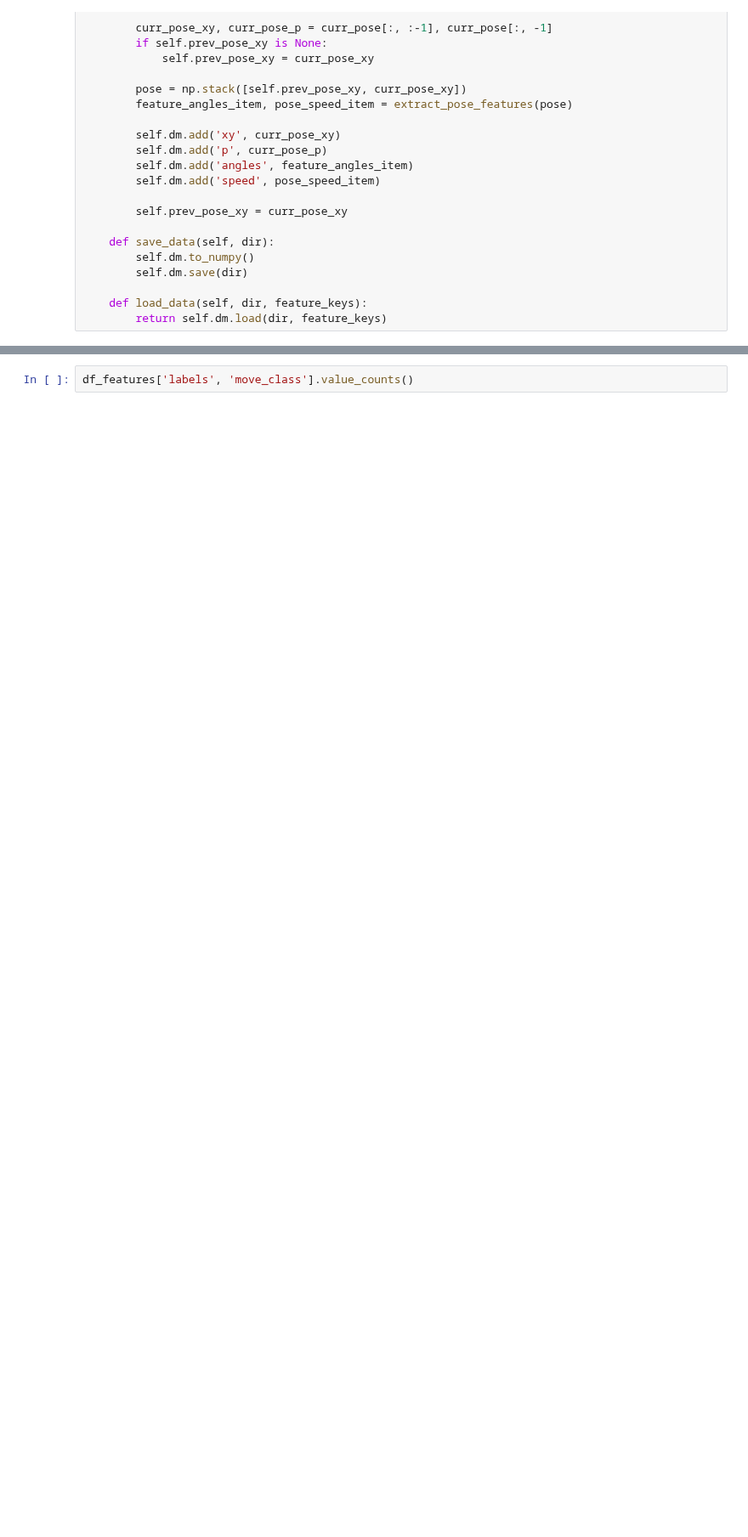
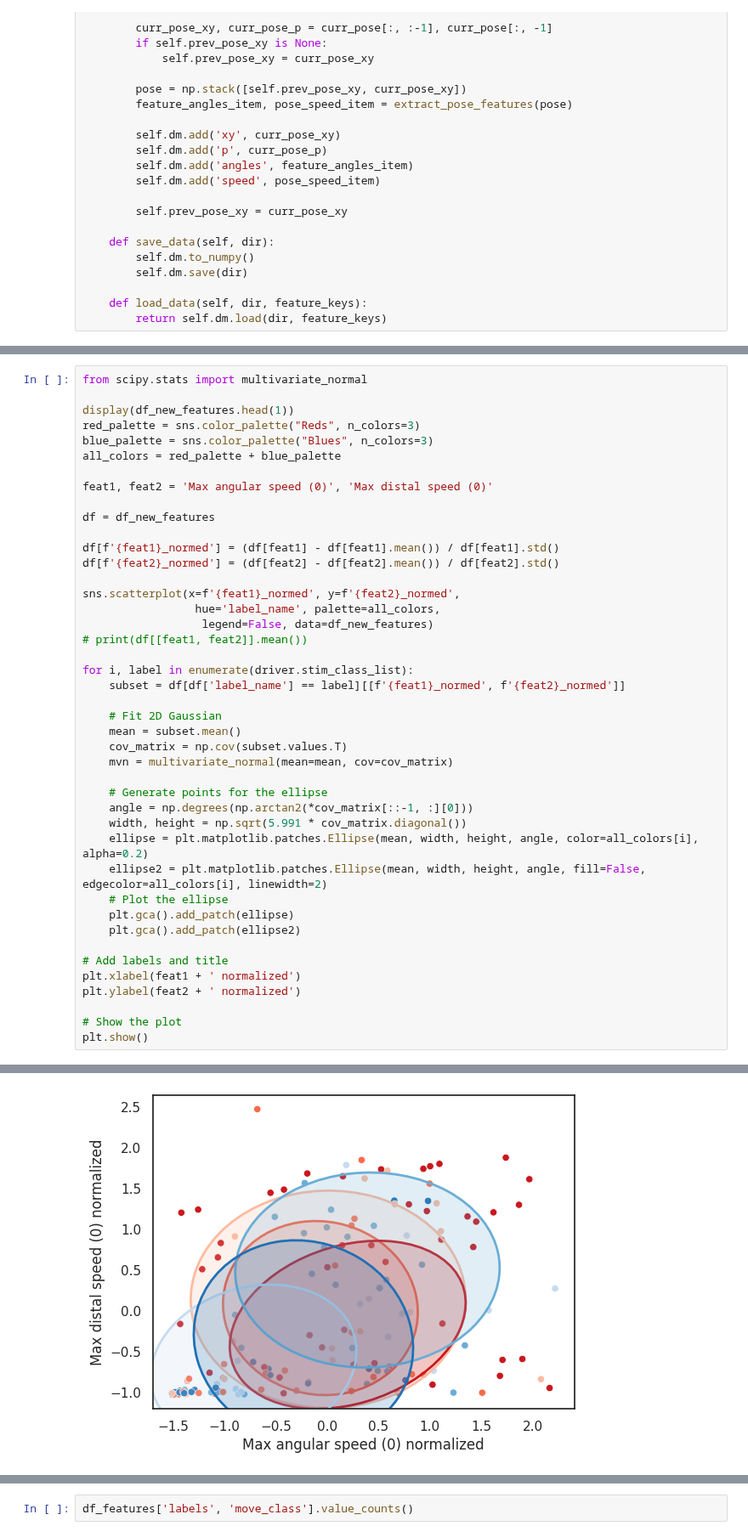
Before and after one commit to draeloslab/stim_behavior, a Jupyter notebook: extract_dlc.ipynb, the cells around one changed output, grey strips where cells are left out. Shown at 85% size. Cells and saved outputs as stored; diff of their text form; blank space fills up the shorter version.

```diff
--- a/extract_dlc.ipynb
+++ b/extract_dlc.ipynb
@@ -653,0 +793,44 @@ df_features['label', 'cluster'].value_counts()
+# %%
+from scipy.stats import multivariate_normal
+
+display(df_new_features.head(1))
+red_palette = sns.color_palette("Reds", n_colors=3)
+blue_palette = sns.color_palette("Blues", n_colors=3)
+all_colors = red_palette + blue_palette
+
+feat1, feat2 = 'Max angular speed (0)', 'Max distal speed (0)'
+
+df = df_new_features
+
+df[f'{feat1}_normed'] = (df[feat1] - df[feat1].mean()) / df[feat1].std()
+df[f'{feat2}_normed'] = (df[feat2] - df[feat2].mean()) / df[feat2].std()
+
+sns.scatterplot(x=f'{feat1}_normed', y=f'{feat2}_normed',
+                 hue='label_name', palette=all_colors,
+                  legend=False, data=df_new_features)
+# print(df[[feat1, feat2]].mean())
+
+for i, label in enumerate(driver.stim_class_list):
+    subset = df[df['label_name'] == label][[f'{feat1}_normed', f'{feat2}_normed']]
+
+    # Fit 2D Gaussian
+    mean = subset.mean()
+    cov_matrix = np.cov(subset.values.T)
+    mvn = multivariate_normal(mean=mean, cov=cov_matrix)
+
+    # Generate points for the ellipse
+    angle = np.degrees(np.arctan2(*cov_matrix[::-1, :][0]))
+    width, height = np.sqrt(5.991 * cov_matrix.diagonal())
+    ellipse = plt.matplotlib.patches.Ellipse(mean, width, height, angle, color=all_colors[i], alpha=0.2)
+    ellipse2 = plt.matplotlib.patches.Ellipse(mean, width, height, angle, fill=False, edgecolor=all_colors[i], linewidth=2)
+    # Plot the ellipse
+    plt.gca().add_patch(ellipse)
+    plt.gca().add_patch(ellipse2)
+
+# Add labels and title
+plt.xlabel(feat1 + ' normalized')
+plt.ylabel(feat2 + ' normalized')
+
+# Show the plot
+plt.show()
+# %% [output]
@@ -653,0 +846 @@ df_features['label', 'cluster'].value_counts()
+[figure, added]
```
Also changed, not shown: parts of 49 cells of this notebook, 7 other files.
